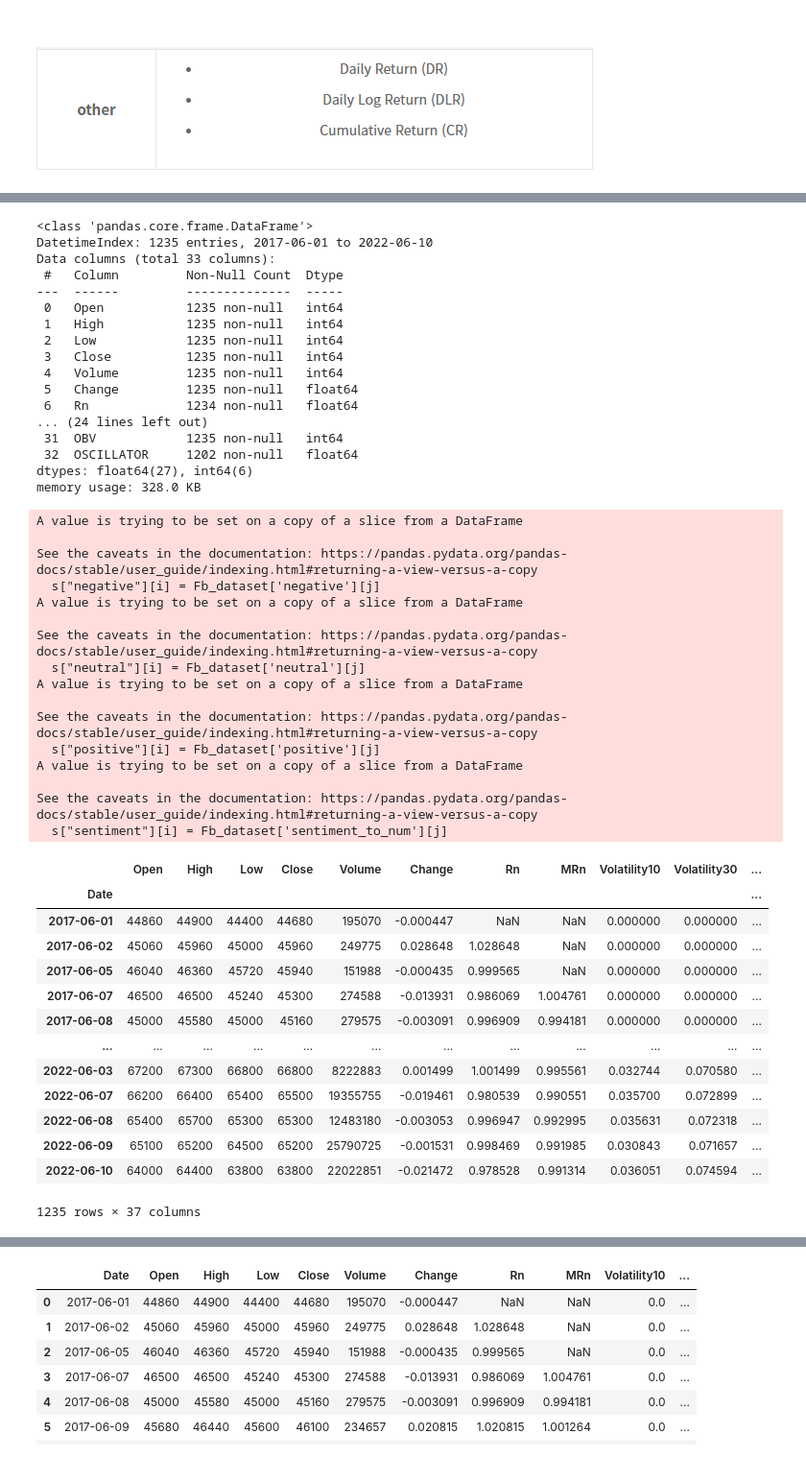
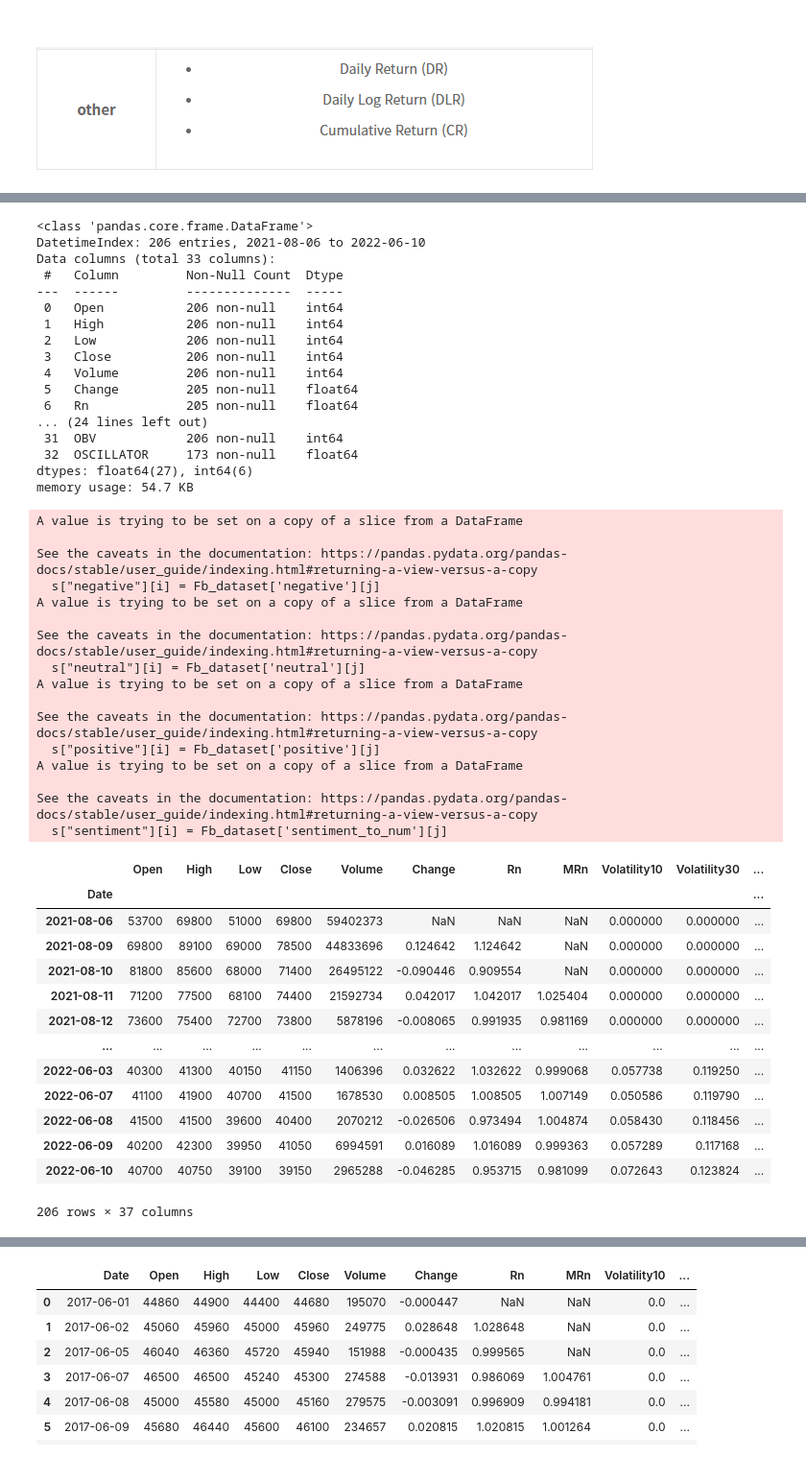
Before and after one commit to SNU-dataproject/kr-finbert, a Jupyter notebook: 삼성전자&코스피_상관분석_LSTM을_활용한_주가_OR_지수예측_결측치처리.ipynb, the cells around one changed output, grey strips where cells are left out. Shown at 96% size. Saved outputs shown, nothing was run; the diff lists cells and outputs as text; code cells hidden in the pictures.

```diff
--- a/삼성전자&코스피_상관분석_LSTM을_활용한_주가_OR_지수예측_결측치처리.ipynb
+++ b/삼성전자&코스피_상관분석_LSTM을_활용한_주가_OR_지수예측_결측치처리.ipynb
@@ -472,7 +472,7 @@ import ta
 import FinanceDataReader as fdr
 # %%
 # s: 삼성전자에 대한 데이터프레임
-s = fdr.DataReader('005930', '2017-06-01')
+s = fdr.DataReader('323410', '2017-06-01')
 s.head()
 # %% [output]
 |  | Open | High | Low | Close | Volume | Change |
@@ -615,22 +615,22 @@ s.head()
 s.info()
 # %% [output]
 <class 'pandas.core.frame.DataFrame'>
-DatetimeIndex: 1235 entries, 2017-06-01 to 2022-06-10
+DatetimeIndex: 206 entries, 2021-08-06 to 2022-06-10
 Data columns (total 33 columns):
  #   Column         Non-Null Count  Dtype
 ---  ------         --------------  -----
- 0   Open           1235 non-null   int64
- 1   High           1235 non-null   int64
- 2   Low            1235 non-null   int64
- 3   Close          1235 non-null   int64
- 4   Volume         1235 non-null   int64
- 5   Change         1235 non-null   float64
- 6   Rn             1234 non-null   float64
+ 0   Open           206 non-null    int64
+ 1   High           206 non-null    int64
+ 2   Low            206 non-null    int64
+ 3   Close          206 non-null    int64
+ 4   Volume         206 non-null    int64
+ 5   Change         205 non-null    float64
+ 6   Rn             205 non-null    float64
 ... (24 lines left out)
- 31  OBV            1235 non-null   int64
- 32  OSCILLATOR     1202 non-null   float64
+ 31  OBV            206 non-null    int64
+ 32  OSCILLATOR     173 non-null    float64
 dtypes: float64(27), int64(6)
-memory usage: 328.0 KB
+memory usage: 54.7 KB
 # %%
 from datetime import datetime
 
@@ -639,48 +639,48 @@ s["neutral"] = 0.0
 s["positive"] = 0.0
 s["sentiment"] = "null"
 
-filename = "./cleaned_combined_dataset_finBERT.xlsx"
+filename = "./kakaobank_cleaned_combined_dataset_finBERT2.xlsx"
 Fb_dataset = pd.read_excel(filename)
 Fb_dataset["date"] = pd.to_datetime(Fb_dataset["date"], format='%Y%m%d')
 
 for i in range(len(s)) :
     for j in range(len(Fb_dataset)) :
         if(s.index[i] == Fb_dataset['date'][j]) :
             s["negative"][i] = Fb_dataset['negative'][j]
             s["neutral"][i] = Fb_dataset['neutral'][j]
             s["positive"][i] = Fb_dataset['positive'][j]
             s["sentiment"][i] = Fb_dataset['sentiment_to_num'][j]
 
 s
 # %% [output]
 A value is trying to be set on a copy of a slice from a DataFrame
 
 See the caveats in the documentation: https://pandas.pydata.org/pandas-docs/stable/user_guide/indexing.html#returning-a-view-versus-a-copy
   s["negative"][i] = Fb_dataset['negative'][j]
 A value is trying to be set on a copy of a slice from a DataFrame
 
 See the caveats in the documentation: https://pandas.pydata.org/pandas-docs/stable/user_guide/indexing.html#returning-a-view-versus-a-copy
   s["neutral"][i] = Fb_dataset['neutral'][j]
 A value is trying to be set on a copy of a slice from a DataFrame
 
 See the caveats in the documentation: https://pandas.pydata.org/pandas-docs/stable/user_guide/indexing.html#returning-a-view-versus-a-copy
   s["positive"][i] = Fb_dataset['positive'][j]
 A value is trying to be set on a copy of a slice from a DataFrame
 
 See the caveats in the documentation: https://pandas.pydata.org/pandas-docs/stable/user_guide/indexing.html#returning-a-view-versus-a-copy
   s["sentiment"][i] = Fb_dataset['sentiment_to_num'][j]
 |  | Open | High | Low | Close | Volume | Change | Rn | MRn | Volatility10 | Volatility30 | ... |
 | Date |  |  |  |  |  |  |  |  |  |  | ... |
-| 2017-06-01 | 44860 | 44900 | 44400 | 44680 | 195070 | -0.000447 | NaN | NaN | 0.000000 | 0.000000 | ... |
-| 2017-06-02 | 45060 | 45960 | 45000 | 45960 | 249775 | 0.028648 | 1.028648 | NaN | 0.000000 | 0.000000 | ... |
-| 2017-06-05 | 46040 | 46360 | 45720 | 45940 | 151988 | -0.000435 | 0.999565 | NaN | 0.000000 | 0.000000 | ... |
-| 2017-06-07 | 46500 | 46500 | 45240 | 45300 | 274588 | -0.013931 | 0.986069 | 1.004761 | 0.000000 | 0.000000 | ... |
-| 2017-06-08 | 45000 | 45580 | 45000 | 45160 | 279575 | -0.003091 | 0.996909 | 0.994181 | 0.000000 | 0.000000 | ... |
+| 2021-08-06 | 53700 | 69800 | 51000 | 69800 | 59402373 | NaN | NaN | NaN | 0.000000 | 0.000000 | ... |
+| 2021-08-09 | 69800 | 89100 | 69000 | 78500 | 44833696 | 0.124642 | 1.124642 | NaN | 0.000000 | 0.000000 | ... |
+| 2021-08-10 | 81800 | 85600 | 68000 | 71400 | 26495122 | -0.090446 | 0.909554 | NaN | 0.000000 | 0.000000 | ... |
+| 2021-08-11 | 71200 | 77500 | 68100 | 74400 | 21592734 | 0.042017 | 1.042017 | 1.025404 | 0.000000 | 0.000000 | ... |
+| 2021-08-12 | 73600 | 75400 | 72700 | 73800 | 5878196 | -0.008065 | 0.991935 | 0.981169 | 0.000000 | 0.000000 | ... |
 | ... | ... | ... | ... | ... | ... | ... | ... | ... | ... | ... | ... |
-| 2022-06-03 | 67200 | 67300 | 66800 | 66800 | 8222883 | 0.001499 | 1.001499 | 0.995561 | 0.032744 | 0.070580 | ... |
-| 2022-06-07 | 66200 | 66400 | 65400 | 65500 | 19355755 | -0.019461 | 0.980539 | 0.990551 | 0.035700 | 0.072899 | ... |
-| 2022-06-08 | 65400 | 65700 | 65300 | 65300 | 12483180 | -0.003053 | 0.996947 | 0.992995 | 0.035631 | 0.072318 | ... |
-| 2022-06-09 | 65100 | 65200 | 64500 | 65200 | 25790725 | -0.001531 | 0.998469 | 0.991985 | 0.030843 | 0.071657 | ... |
-| 2022-06-10 | 64000 | 64400 | 63800 | 63800 | 22022851 | -0.021472 | 0.978528 | 0.991314 | 0.036051 | 0.074594 | ... |
+| 2022-06-03 | 40300 | 41300 | 40150 | 41150 | 1406396 | 0.032622 | 1.032622 | 0.999068 | 0.057738 | 0.119250 | ... |
+| 2022-06-07 | 41100 | 41900 | 40700 | 41500 | 1678530 | 0.008505 | 1.008505 | 1.007149 | 0.050586 | 0.119790 | ... |
+| 2022-06-08 | 41500 | 41500 | 39600 | 40400 | 2070212 | -0.026506 | 0.973494 | 1.004874 | 0.058430 | 0.118456 | ... |
+| 2022-06-09 | 40200 | 42300 | 39950 | 41050 | 6994591 | 0.016089 | 1.016089 | 0.999363 | 0.057289 | 0.117168 | ... |
+| 2022-06-10 | 40700 | 40750 | 39100 | 39150 | 2965288 | -0.046285 | 0.953715 | 0.981099 | 0.072643 | 0.123824 | ... |
-1235 rows × 37 columns
+206 rows × 37 columns
 # %%
```
Also changed, not shown: parts of 13 cells of this notebook.
